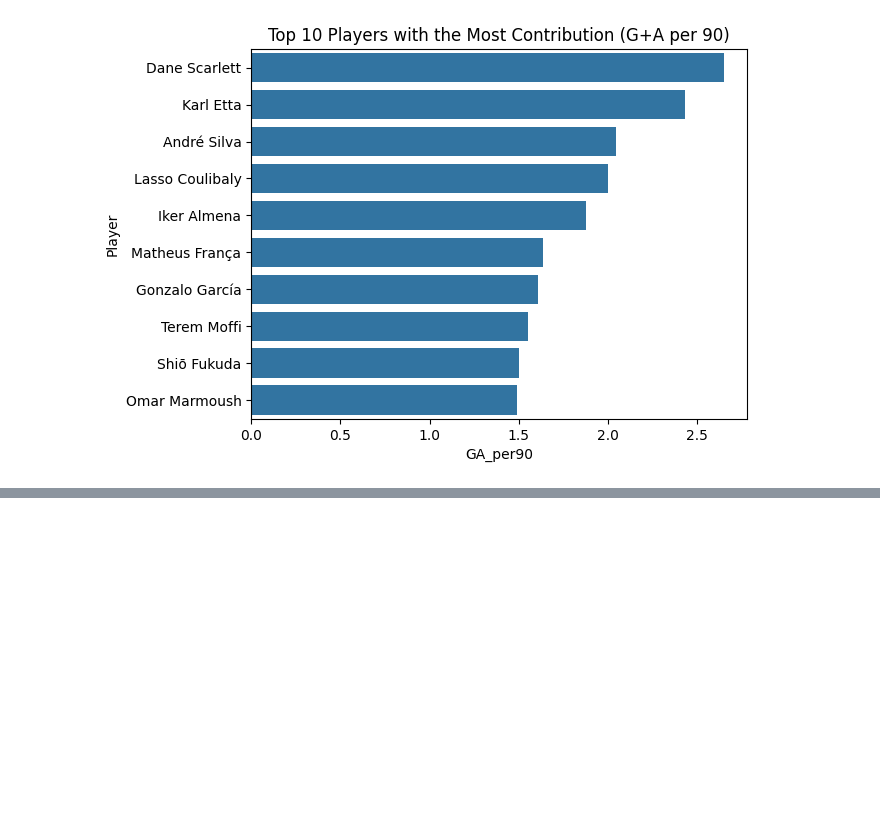
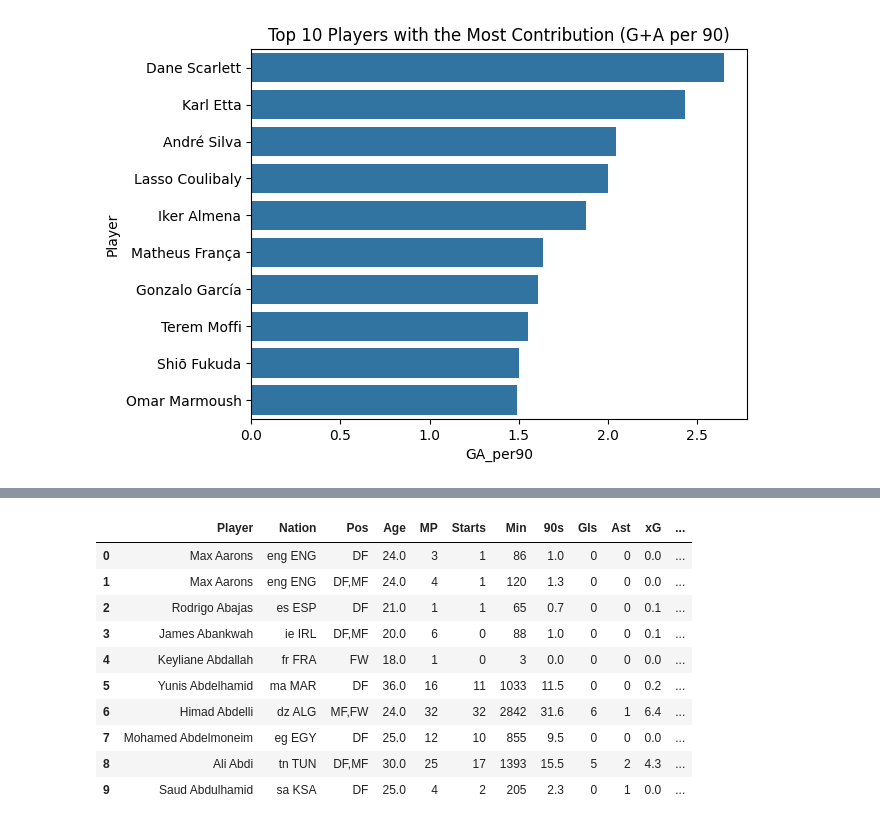
Before and after one commit to rahafw/future_stars, a Jupyter notebook: notebooks/rahaf_future_stars_EDA.ipynb, the cells around one changed output, grey strips where cells are left out. Saved outputs shown, nothing was run; the diff lists cells and outputs as text; code cells hidden in the pictures; blank space fills up the shorter version.

```diff
--- a/notebooks/rahaf_future_stars_EDA.ipynb
+++ b/notebooks/rahaf_future_stars_EDA.ipynb
@@ -362,0 +374,10 @@ plt.show()
+# %%
+# Contributions per 90 minutes
+target_df["GA_per90"] = (target_df["G+A"] / target_df["Min"]) * 90
+target_df["xGA_per90"] = ((target_df["xG"] + target_df["xAG"]) / target_df["Min"]) * 90
+
+# Defensive actions per 90
+target_df["Def_Actions_per90"] = ((target_df["Tkl"] + target_df["Blocks_stats_defense"] + target_df["Clr"]) / target_df["Min"]) * 90
+
+# Progressive passing per 90
+target_df["ProgPass_per90"] = (target_df["PrgP"] / target_df["Min"]) * 90
@@ -362,0 +446,14 @@ plt.show()
+# %%
+target_df.head(10)
+# %% [output]
+|  | Player | Nation | Pos | Age | MP | Starts | Min | 90s | Gls | Ast | xG | ... |
+| 0 | Max Aarons | eng ENG | DF | 24.0 | 3 | 1 | 86 | 1.0 | 0 | 0 | 0.0 | ... |
+| 1 | Max Aarons | eng ENG | DF,MF | 24.0 | 4 | 1 | 120 | 1.3 | 0 | 0 | 0.0 | ... |
+| 2 | Rodrigo Abajas | es ESP | DF | 21.0 | 1 | 1 | 65 | 0.7 | 0 | 0 | 0.1 | ... |
+| 3 | James Abankwah | ie IRL | DF,MF | 20.0 | 6 | 0 | 88 | 1.0 | 0 | 0 | 0.1 | ... |
+| 4 | Keyliane Abdallah | fr FRA | FW | 18.0 | 1 | 0 | 3 | 0.0 | 0 | 0 | 0.0 | ... |
+| 5 | Yunis Abdelhamid | ma MAR | DF | 36.0 | 16 | 11 | 1033 | 11.5 | 0 | 0 | 0.2 | ... |
+| 6 | Himad Abdelli | dz ALG | MF,FW | 24.0 | 32 | 32 | 2842 | 31.6 | 6 | 1 | 6.4 | ... |
+| 7 | Mohamed Abdelmoneim | eg EGY | DF | 25.0 | 12 | 10 | 855 | 9.5 | 0 | 0 | 0.0 | ... |
+| 8 | Ali Abdi | tn TUN | DF,MF | 30.0 | 25 | 17 | 1393 | 15.5 | 5 | 2 | 4.3 | ... |
+| 9 | Saud Abdulhamid | sa KSA | DF | 25.0 | 4 | 2 | 205 | 2.3 | 0 | 1 | 0.0 | ... |
```
Also changed, not shown: parts of 9 cells of this notebook.
